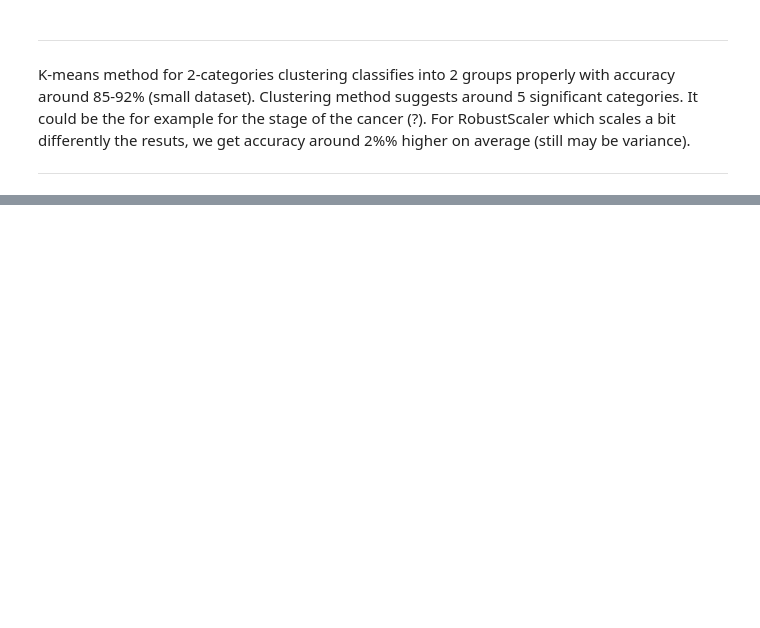
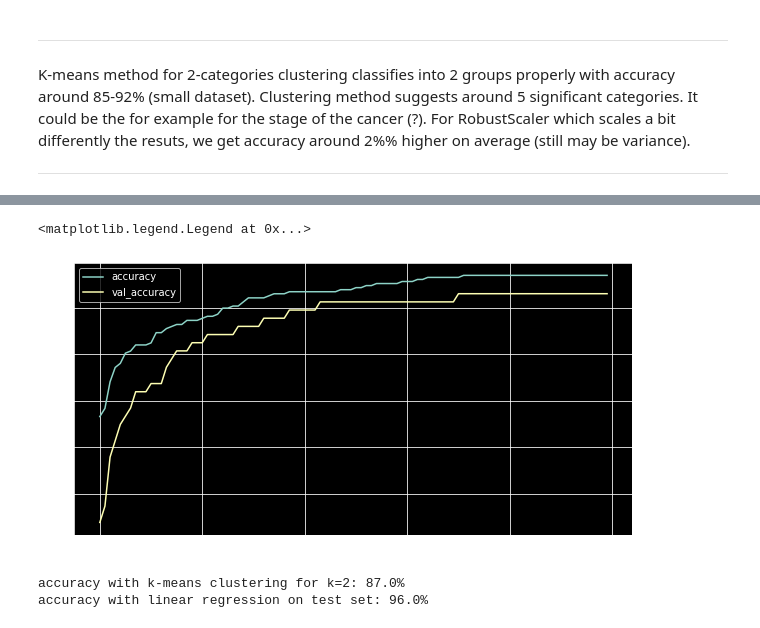
Before and after one commit to Svhugani/MaschineLearningTests, a Jupyter notebook: BreastCancerAnalysis.ipynb, the cells around one changed output, grey strips where cells are left out. Saved outputs shown, nothing was run; the diff lists cells and outputs as text; code cells hidden in the pictures; blank space fills up the shorter version.

```diff
--- a/BreastCancerAnalysis.ipynb
+++ b/BreastCancerAnalysis.ipynb
@@ -144,0 +154,19 @@ Epoch 100/100
+# %%
+plt.subplots(figsize = (10,5))
+plt.plot(result.history['accuracy'], label = 'accuracy')
+plt.plot(result.history['val_accuracy'], label = 'val_accuracy')
+plt.grid()
+plt.legend()
+# %% [output]
+<matplotlib.legend.Legend at 0x...>
+[figure, added]
+# %%
+# compare methods
+val_acc_k2 = np.round(k_means_accuracy, 2)
+val_acc_nn = np.round(result.history['val_accuracy'][-1], 2)
+
+print('accuracy with k-means clustering for k=2: ' + str(val_acc_k2 * 100) + '%')
+print('accuracy with linear regression on test set: ' + str(val_acc_nn * 100) + '%')
+# %% [output]
+accuracy with k-means clustering for k=2: 87.0%
+accuracy with linear regression on test set: 96.0%
```
Also changed, not shown: parts of 10 cells of this notebook.
